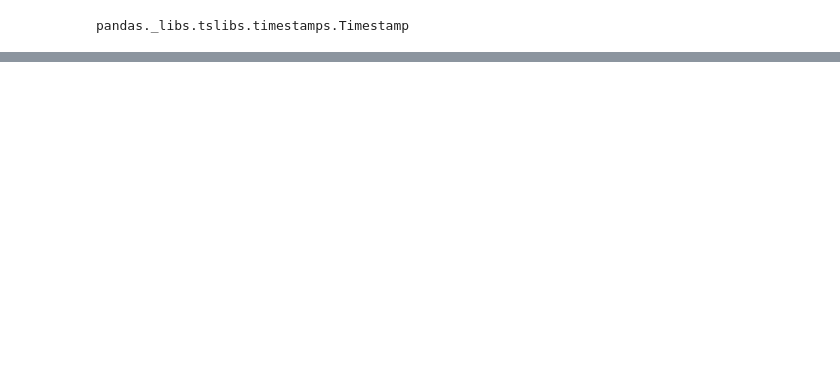
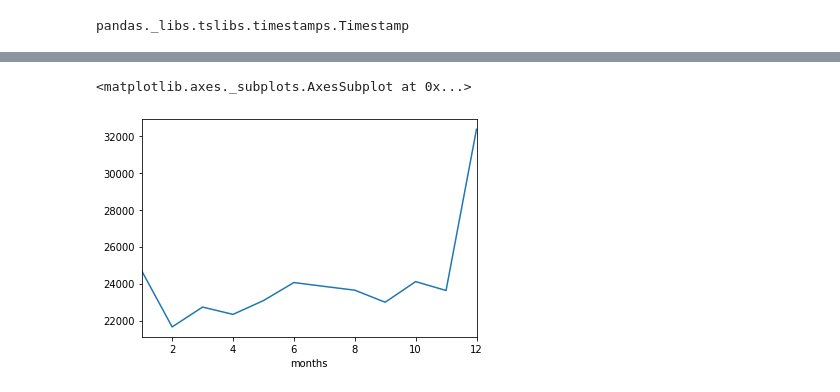
Before and after one commit to SANJAY072000/911Analysis, a Jupyter notebook: analysis911.ipynb, the cells around one changed output, grey strips where cells are left out. Cells and saved outputs as stored; diff of their text form; code cells hidden in the pictures; blank space fills up the shorter version.

```diff
--- a/analysis911.ipynb
+++ b/analysis911.ipynb
@@ -129,0 +136,5 @@ df.head()
+# %%
+df.groupby('months').count()['twp'].plot()
+# %% [output]
+<matplotlib.axes._subplots.AxesSubplot at 0x...>
+[figure, added]
```
Also changed, not shown: parts of 2 cells of this notebook.
